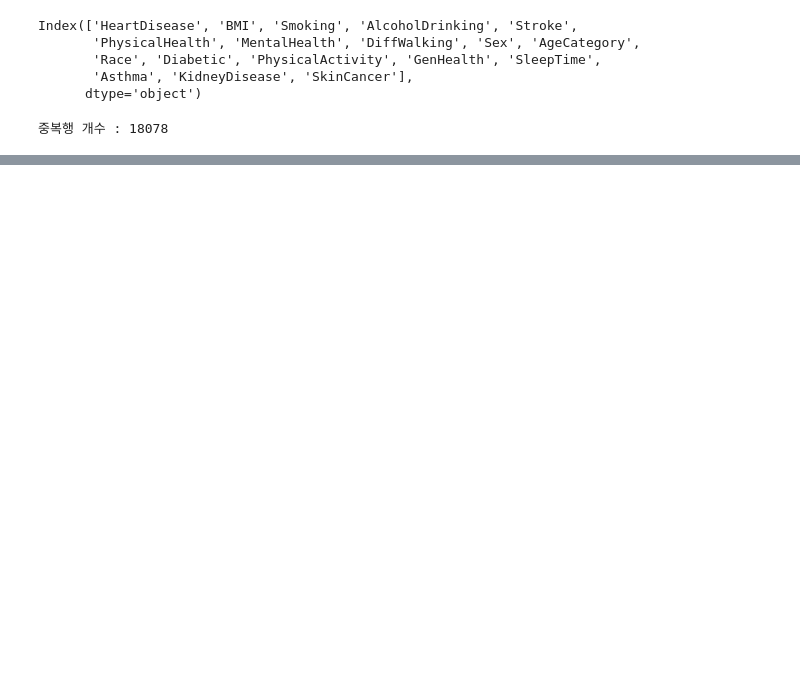
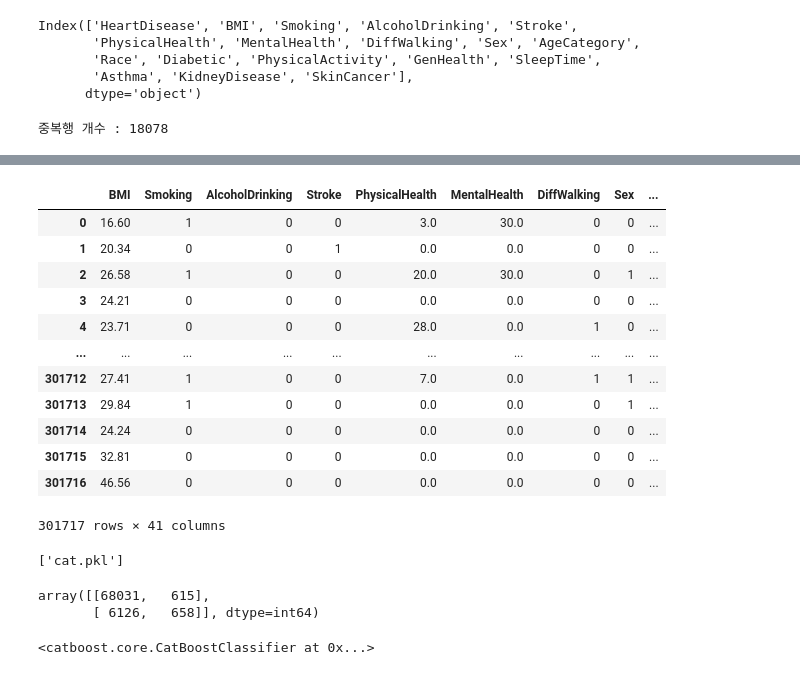
Before and after one commit to sangwookWoo/ML_project_predict_heart_disease, a Jupyter notebook: modeling/2_PREPROCESSING.ipynb, the cells around one changed output, grey strips where cells are left out. Drawn from its saved outputs; the diff is of its cells as text; code cells hidden in the pictures; blank space fills up the shorter version.

```diff
--- a/modeling/2_PREPROCESSING.ipynb
+++ b/modeling/2_PREPROCESSING.ipynb
@@ -20,6 +20,7 @@ df = df.drop_duplicates().reset_index(drop = True)
 중복행 개수 : 18078
 # %%
 from sklearn.preprocessing import LabelEncoder
+import re
 
 ### 라벨 인코딩(컬럼 내 유니크 값 두 개)
 label_features = ['HeartDisease', 'Smoking', 'AlcoholDrinking', 'Stroke',
@@ -35,4 +36,6 @@ for feature in label_features:
 ### 원핫 인코딩(컬럼 내 유니크 값 세 개 이상)
 onehot_features = ['AgeCategory', 'Race', 'GenHealth', 'Diabetic']
 df = pd.get_dummies(df, columns= onehot_features)
-df.to_csv('data/heart_2020_final.csv', index = False)
+df = df.rename(columns = lambda x:re.sub('[^A-Za-z0-9_]+', '', x))
+
+df.to_csv('heart_2020_final.csv', index = False)
@@ -100,0 +138,16 @@ Please also refer to the documentation for alternative solver options:
+# %%
+X
+# %% [output]
+|  | BMI | Smoking | AlcoholDrinking | Stroke | PhysicalHealth | MentalHealth | DiffWalking | Sex | ... |
+| 0 | 16.60 | 1 | 0 | 0 | 3.0 | 30.0 | 0 | 0 | ... |
+| 1 | 20.34 | 0 | 0 | 1 | 0.0 | 0.0 | 0 | 0 | ... |
+| 2 | 26.58 | 1 | 0 | 0 | 20.0 | 30.0 | 0 | 1 | ... |
+| 3 | 24.21 | 0 | 0 | 0 | 0.0 | 0.0 | 0 | 0 | ... |
+| 4 | 23.71 | 0 | 0 | 0 | 28.0 | 0.0 | 1 | 0 | ... |
+| ... | ... | ... | ... | ... | ... | ... | ... | ... | ... |
+| 301712 | 27.41 | 1 | 0 | 0 | 7.0 | 0.0 | 1 | 1 | ... |
+| 301713 | 29.84 | 1 | 0 | 0 | 0.0 | 0.0 | 0 | 1 | ... |
+| 301714 | 24.24 | 0 | 0 | 0 | 0.0 | 0.0 | 0 | 0 | ... |
+| 301715 | 32.81 | 0 | 0 | 0 | 0.0 | 0.0 | 0 | 0 | ... |
+| 301716 | 46.56 | 0 | 0 | 0 | 0.0 | 0.0 | 0 | 0 | ... |
+301717 rows × 41 columns
@@ -100,0 +163,18 @@ Please also refer to the documentation for alternative solver options:
+# %%
+import joblib
+joblib.dump(cat, 'cat.pkl')
+# %% [output]
+['cat.pkl']
+# %%
+from sklearn.metrics import accuracy_score, precision_score , recall_score , confusion_matrix
+
+confusion_matrix(y_train, cat.predict(X_train))
+confusion_matrix(y_test, cat.predict(X_test))
+# %% [output]
+array([[68031,   615],
+       [ 6126,   658]], dtype=int64)
+# %%
+reg = CatBoostClassifier()
+reg.load_model('C:/ML_project_predict_heart_disease/data/cat.pkl')
+# %% [output]
+<catboost.core.CatBoostClassifier at 0x...>
```
Also changed, not shown: parts of 10 cells of this notebook, 17 other files.
